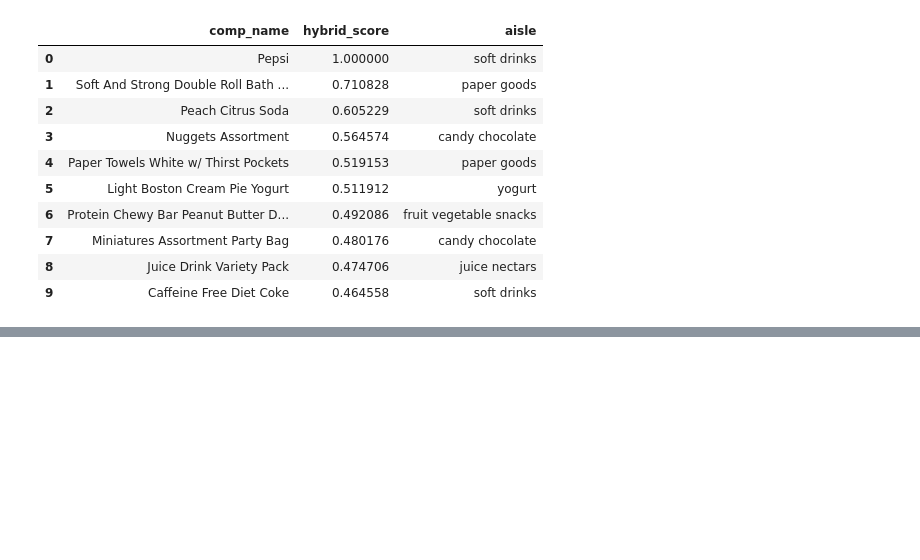
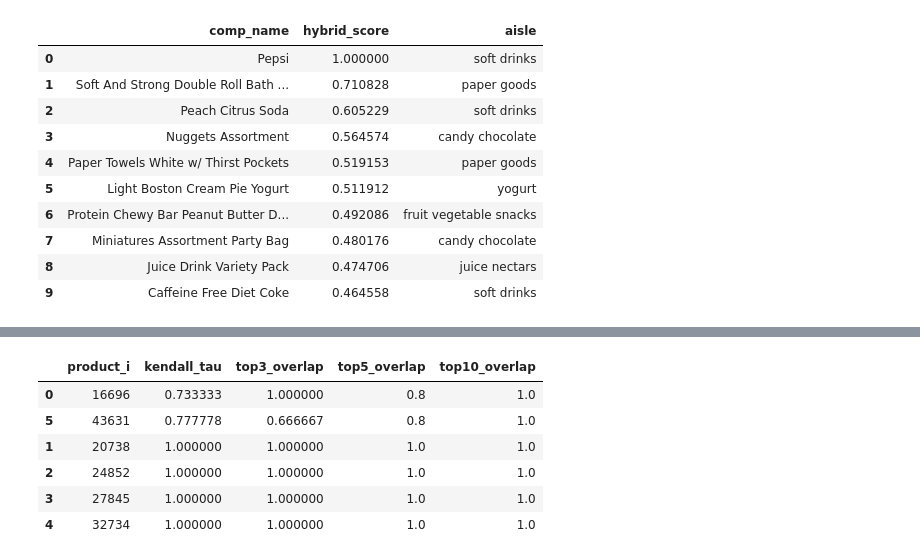
Before and after one commit to jenleap/big-data-analytics-project, a Jupyter notebook: notebooks/04-results.ipynb, the cells around one changed output, grey strips where cells are left out. Cells and saved outputs as stored; diff of their text form; code cells hidden in the pictures; blank space fills up the shorter version.

```diff
--- a/notebooks/04-results.ipynb
+++ b/notebooks/04-results.ipynb
@@ -420,3 +425,9 @@ display(detailed_table)
 | 7 | 16696 | 11331 | Deluxe Mixed Nuts | 0.003351 | 0.000316 | 0.000028 | 26.437258 | 0.927106 | ... |
 | 8 | 16696 | 32636 | Roasted Garlic Hummus with Pretzels | 0.003351 | 0.000102 | 0.000009 | 25.477206 | 0.924463 | ... |
 | 9 | 16696 | 22166 | Miniatures Assortment Party Bag | 0.003351 | 0.000275 | 0.000023 | 24.617684 | 0.921929 | ... |
+# %%
+%run ../utils/complements.py
+
+pairwise_df = pd.read_csv("../results3/products-pairwise.csv")
+complements_df = pd.read_csv("../results3/complements-cii.csv")
+network_df = compute_network_enhanced_impact(complements_df, pairwise_df)
@@ -422,0 +561,12 @@ display(detailed_table)
+# %%
+# Sort from largest to smallest change
+largest_changes = results_df.sort_values("kendall_tau").head(10)
+largest_changes
+# %% [output]
+|  | product_i | kendall_tau | top3_overlap | top5_overlap | top10_overlap |
+| 0 | 16696 | 0.733333 | 1.000000 | 0.8 | 1.0 |
+| 5 | 43631 | 0.777778 | 0.666667 | 0.8 | 1.0 |
+| 1 | 20738 | 1.000000 | 1.000000 | 1.0 | 1.0 |
+| 2 | 24852 | 1.000000 | 1.000000 | 1.0 | 1.0 |
+| 3 | 27845 | 1.000000 | 1.000000 | 1.0 | 1.0 |
+| 4 | 32734 | 1.000000 | 1.000000 | 1.0 | 1.0 |
```
Also changed, not shown: parts of 6 cells of this notebook, 1 other file.
